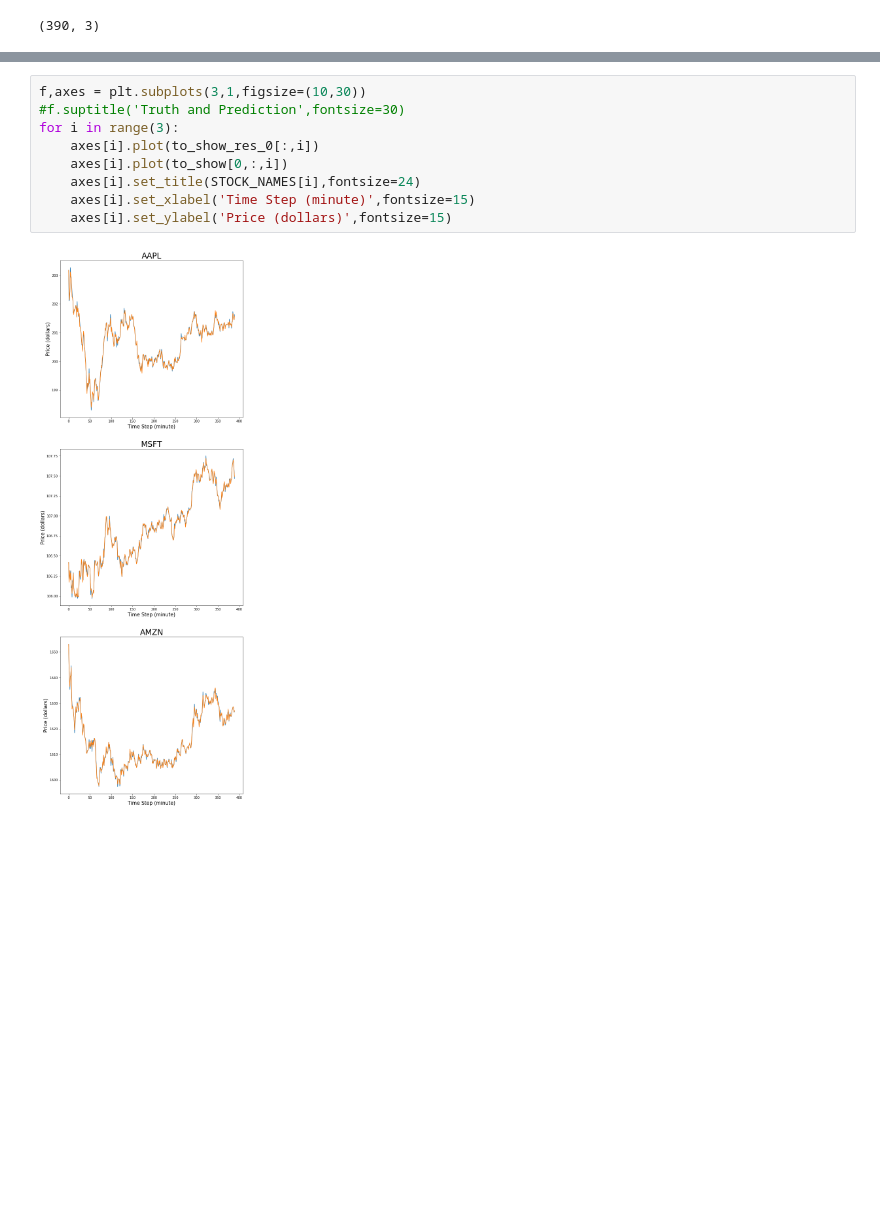
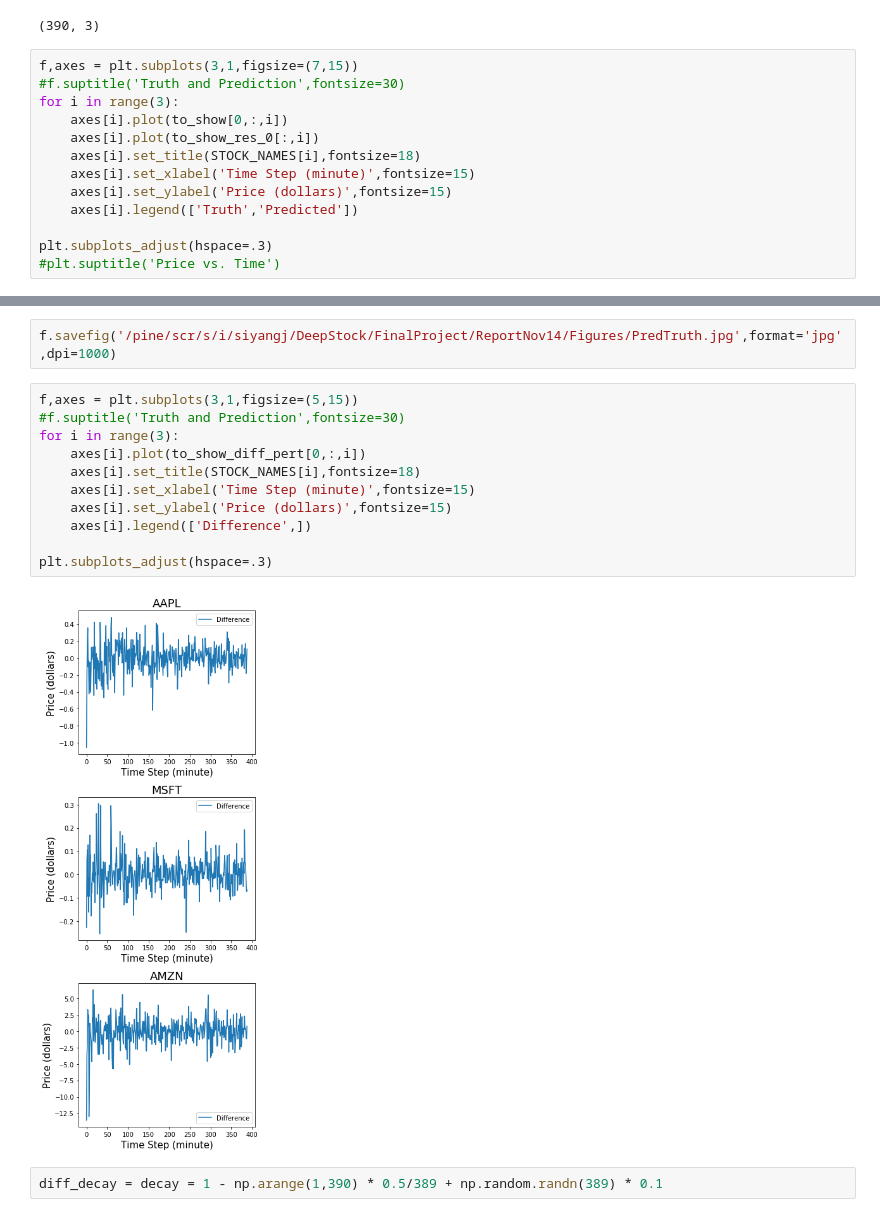
Before and after one commit to SiyangJ/DeepStock, a Jupyter notebook: FinalProject/DataInspect.ipynb, the cells around one changed output, grey strips where cells are left out. Drawn from its saved outputs; the diff is of its cells as text; blank space fills up the shorter version.

Commit message:
Add figures for final report.

```diff
--- a/FinalProject/DataInspect.ipynb
+++ b/FinalProject/DataInspect.ipynb
@@ -268,3 +268,16 @@ to_show_res_0 = to_show_res[0,:,:]
 to_show_res_0.shape
 # %% [output]
 (390, 3)
+# %%
+f,axes = plt.subplots(3,1,figsize=(7,15))
+#f.suptitle('Truth and Prediction',fontsize=30)
+for i in range(3):
+    axes[i].plot(to_show[0,:,i])
+    axes[i].plot(to_show_res_0[:,i])
+    axes[i].set_title(STOCK_NAMES[i],fontsize=18)
+    axes[i].set_xlabel('Time Step (minute)',fontsize=15)
+    axes[i].set_ylabel('Price (dollars)',fontsize=15)
+    axes[i].legend(['Truth','Predicted'])
+
+plt.subplots_adjust(hspace=.3)
+#plt.suptitle('Price vs. Time')
@@ -271,11 +286,17 @@ to_show_res_0.shape
+# %%
+f.savefig('/pine/scr/s/i/siyangj/DeepStock/FinalProject/ReportNov14/Figures/PredTruth.jpg',format='jpg',dpi=1000)
 # %%
-f,axes = plt.subplots(3,1,figsize=(10,30))
+f,axes = plt.subplots(3,1,figsize=(5,15))
 #f.suptitle('Truth and Prediction',fontsize=30)
 for i in range(3):
-    axes[i].plot(to_show_res_0[:,i])
-    axes[i].plot(to_show[0,:,i])
-    axes[i].set_title(STOCK_NAMES[i],fontsize=24)
+    axes[i].plot(to_show_diff_pert[0,:,i])
+    axes[i].set_title(STOCK_NAMES[i],fontsize=18)
     axes[i].set_xlabel('Time Step (minute)',fontsize=15)
     axes[i].set_ylabel('Price (dollars)',fontsize=15)
+    axes[i].legend(['Difference',])
+
+plt.subplots_adjust(hspace=.3)
 # %% [output]
-[figure, old version]
+[figure, new version]
+# %%
+diff_decay = decay = 1 - np.arange(1,390) * 0.5/389 + np.random.randn(389) * 0.1
```
Also changed, not shown: parts of 19 cells of this notebook, 3 other files.
